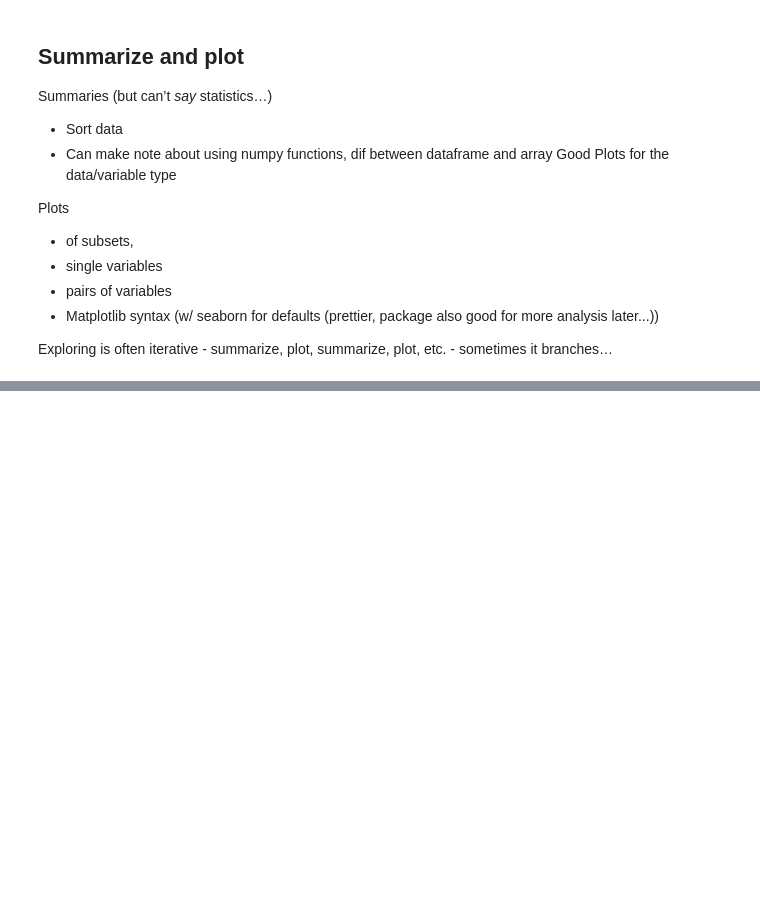
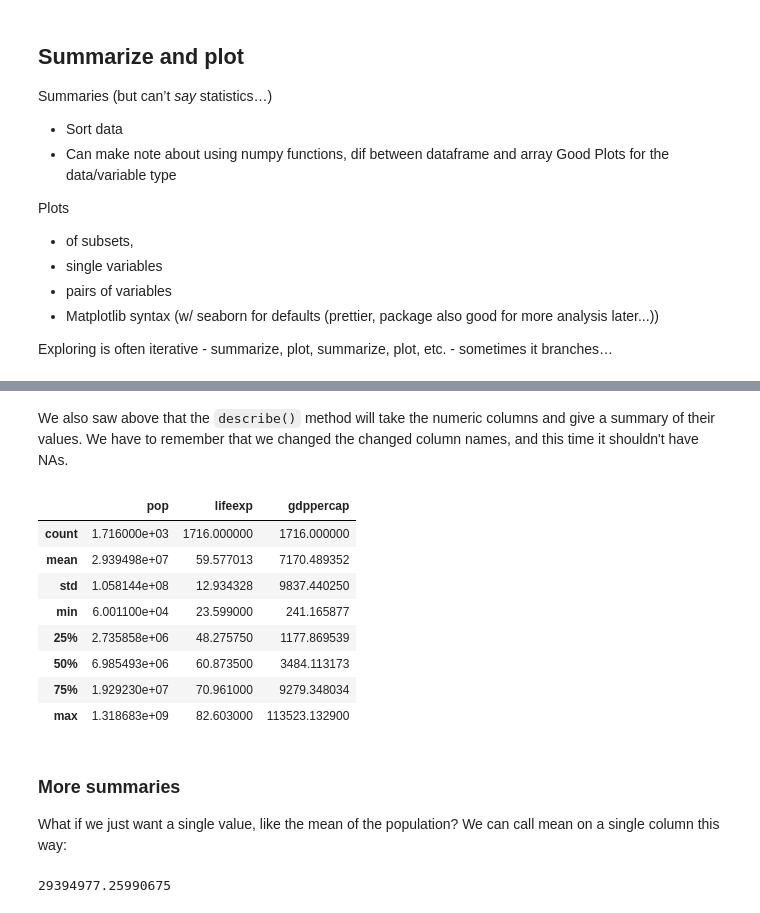
Before and after one commit to Reproducible-Science-Curriculum/data-exploration-RR-Jupyter, a Jupyter notebook: Data exploration.ipynb, the cells around one changed output, grey strips where cells are left out. Cells and saved outputs as stored; diff of their text form; code cells hidden in the pictures; blank space fills up the shorter version.

```diff
--- a/Data exploration.ipynb
+++ b/Data exploration.ipynb
@@ -675,0 +689,22 @@ Exploring is often iterative - summarize, plot, summarize, plot, etc. - sometime
+# %% [markdown]
+We also saw above that the `describe()` method will take the numeric columns and give a summary of their values. We have to remember that we changed the changed column names, and this time it shouldn't have NAs.
+# %%
+gapminder_comb[['pop', 'lifeexp', 'gdppercap']].describe()
+# %% [output]
+|  | pop | lifeexp | gdppercap |
+| count | 1.716000e+03 | 1716.000000 | 1716.000000 |
+| mean | 2.939498e+07 | 59.577013 | 7170.489352 |
+| std | 1.058144e+08 | 12.934328 | 9837.440250 |
+| min | 6.001100e+04 | 23.599000 | 241.165877 |
+| 25% | 2.735858e+06 | 48.275750 | 1177.869539 |
+| 50% | 6.985493e+06 | 60.873500 | 3484.113173 |
+| 75% | 1.929230e+07 | 70.961000 | 9279.348034 |
+| max | 1.318683e+09 | 82.603000 | 113523.132900 |
+# %% [markdown]
+### More summaries
+
+What if we just want a single value, like the mean of the population? We can call mean on a single column this way:
+# %%
+gapminder_comb['pop'].mean()
+# %% [output]
+29394977.25990675
```
Also changed, not shown: parts of 35 cells of this notebook.
